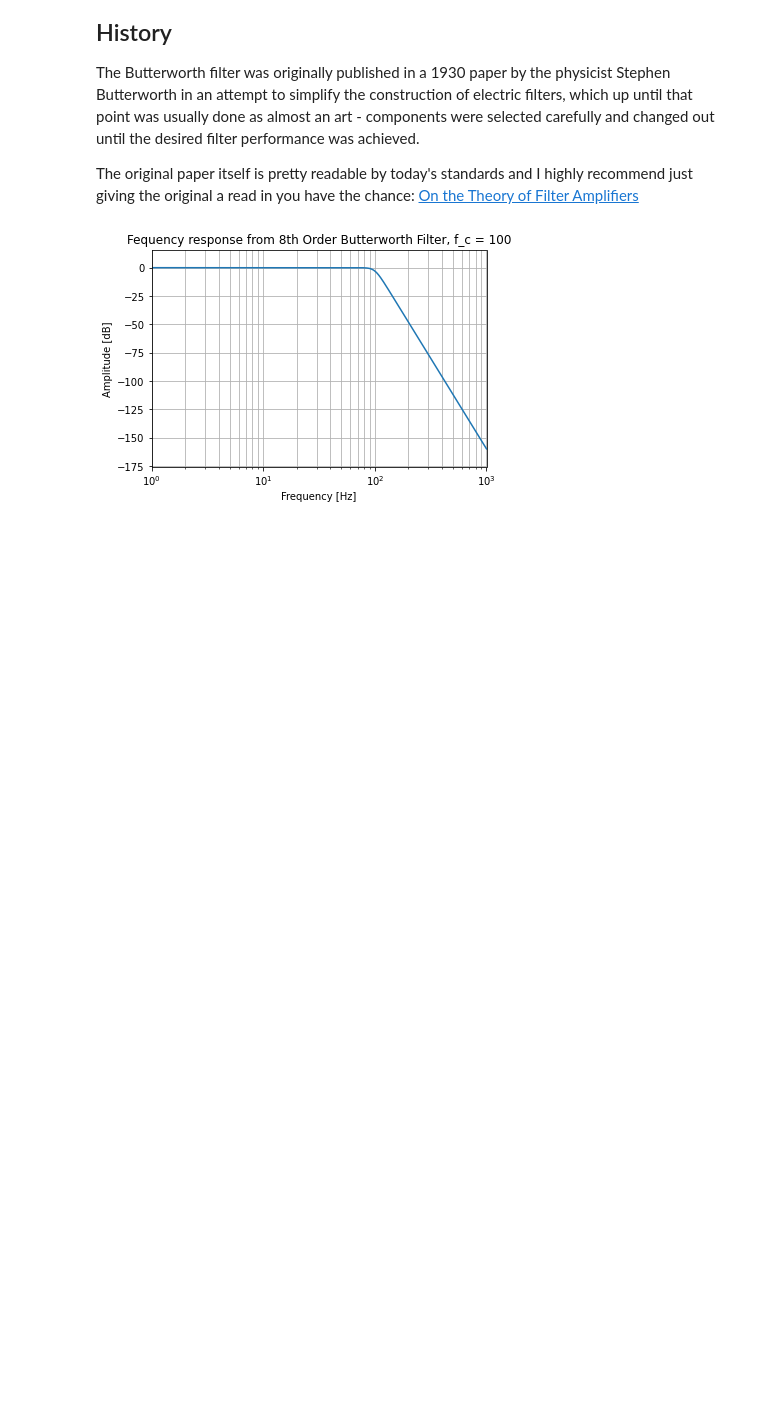
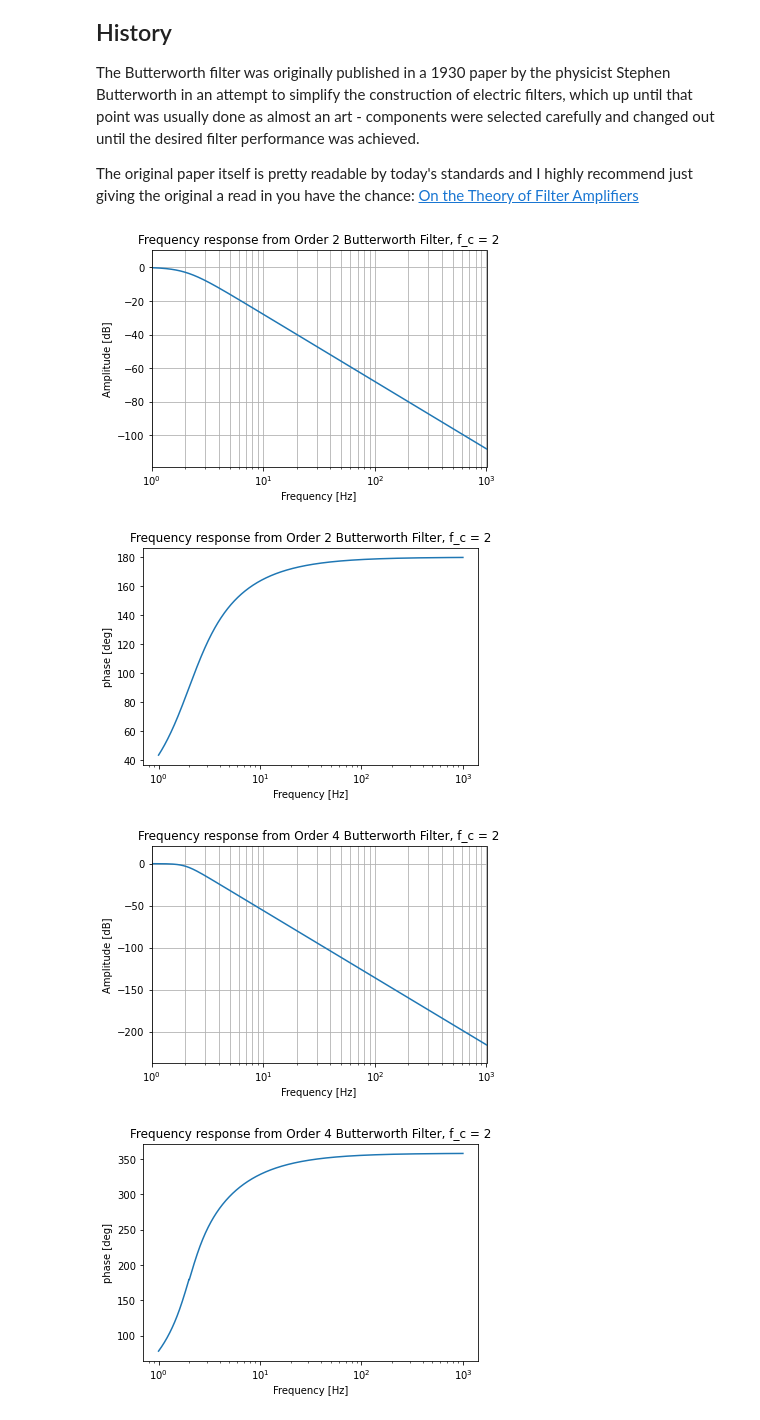
Before and after one commit to asmull/SignalProcessing, a Jupyter notebook: Butterworth.ipynb, the cells around one changed output. Cells and saved outputs as stored; diff of their text form; code cells hidden in the pictures; blank space fills up the shorter version.

Commit message:
Created Plotting Functionality

```diff
--- a/Butterworth.ipynb
+++ b/Butterworth.ipynb
@@ -87,12 +130,18 @@ class ChebyshevyFilter(Filter):
 # %%
 # Filter implemented as an FIR
 N = 512  # Number of points in
 m = 4 # Order of filter
-f_c = 100# Desired Cutoff frequency of filter
+f_c = 2# Desired Cutoff frequency of filter
 f_s = 20 # sampling rate
 
-f = np.linspace(-np.pi*f_s, np.pi*f_s, N)
-b = ButterworthFilter(f_c, 8, FilterTypes.LOWPASS)
-plot_filter(b, 1, 1000)
+f = np.linspace(-np.pi*1000, np.pi*1000, N)
+
+b = ButterworthFilter(f_c, 2, FilterTypes.LOWPASS)
+plot_filter(b, 1, 1000, plot_phase=True)
+c = ButterworthFilter(f_c, 4, FilterTypes.LOWPASS)
+plot_filter(c, 1, 1000, plot_phase=True)
 # %% [output]
-[figure, old version]
+[figure, new version]
+[figure, added]
+[figure, added]
+[figure, added]
```
Also changed, not shown: parts of 6 cells of this notebook.
